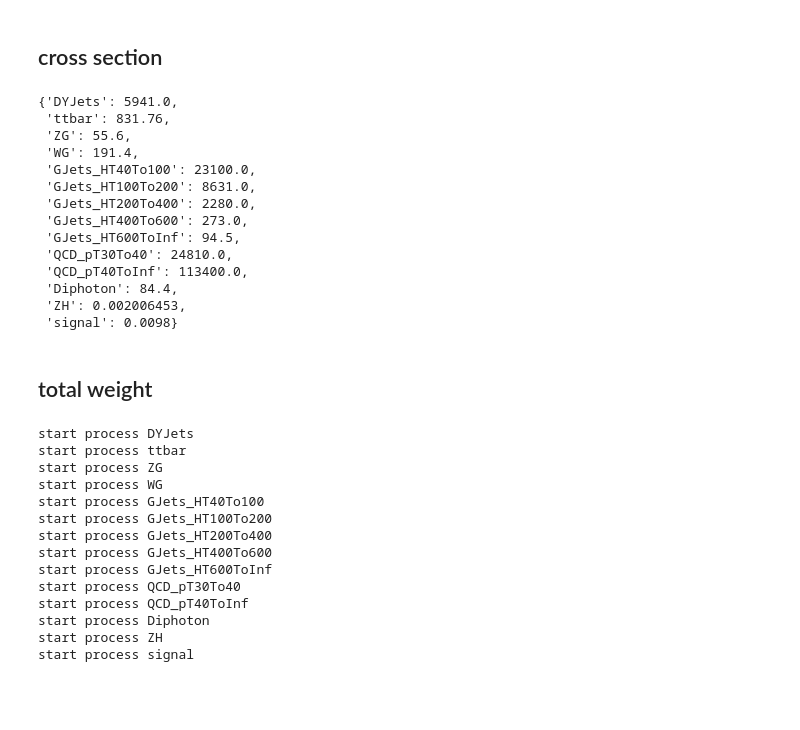
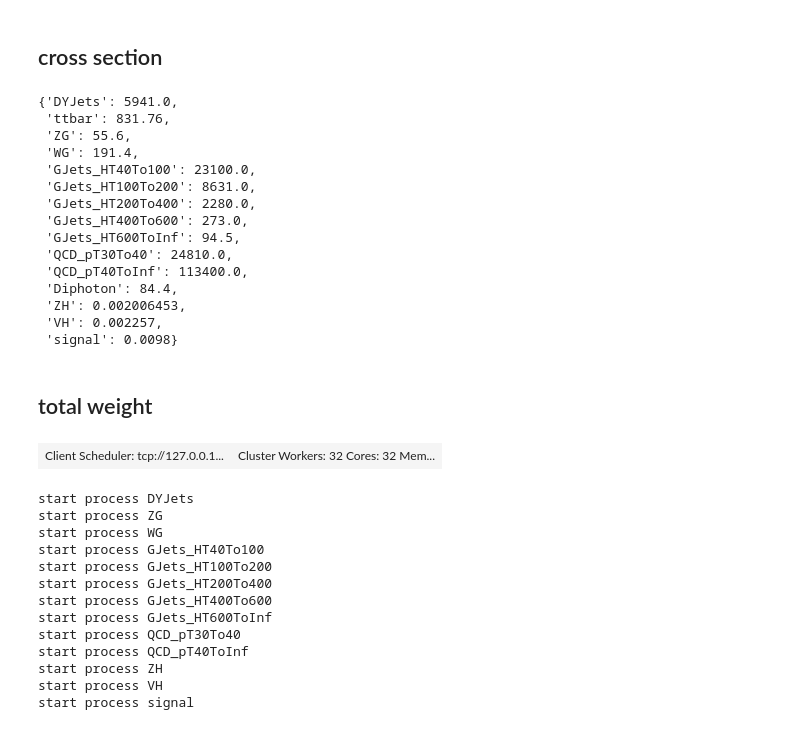
Before and after one commit to cmstas/HggAnalysisDev, a Jupyter notebook: Preselection/1_prepare_data.ipynb, the cells around one changed output. Saved outputs shown, nothing was run; the diff lists cells and outputs as text; code cells hidden in the pictures; blank space fills up the shorter version.

```diff
--- a/Preselection/1_prepare_data.ipynb
+++ b/Preselection/1_prepare_data.ipynb
@@ -20,6 +54,7 @@ xs = {
     "QCD_pT40ToInf": 113400.0,
     "Diphoton": 84.4,
     "ZH": 0.002006453, #https://github.com/cms-analysis/flashgg/blob/dev_legacy_runII/MetaData/data/cross_sections.json
+    "VH": 0.002257, #https://github.com/cms-analysis/flashgg/blob/dev_legacy_runII/MetaData/data/cross_sections.json
     "signal": 0.0098 #fb, all bkg are in pb
 }
 xs
@@ -37,6 +72,7 @@ xs
  'QCD_pT40ToInf': 113400.0,
  'Diphoton': 84.4,
  'ZH': 0.002006453,
+ 'VH': 0.002257,
  'signal': 0.0098}
 # %%
 import json
@@ -47,0 +88,6 @@ with open(filename, "w") as f:
+# %%
+from dask.distributed import Client
+client = Client(memory_limit='4GB', n_workers=32, threads_per_worker=1)
+client
+# %% [output]
+| Client Scheduler: tcp://127.0.0.1... | Cluster Workers: 32 Cores: 32 Mem... |
@@ -52,25 +100,25 @@ def get_totWeight(args):
     t = f["Runs"]
     return np.sum(t["genEventSumw"].array())
 # %%
+from dask.distributed import as_completed
+
 futures_w = {}
 results_w = {}
 
 for key in chunks:
-    if "EGamma" in key: continue
+    if "EGamma" in key or "DoubleEG" in key: continue
     print ("start process {}".format(key))
     futures_w[key] = client.map(get_totWeight, chunks[key], retries=5)
 
     results_local = []
     while len(results_local) < len(chunks[key]):
         ac = as_completed(futures_w[key], with_results=True)
-
         for future, result in ac:
             results_local.append(result)
 
     results_w[key] = np.sum(np.array(results_local))
 # %% [output]
 start process DYJets
-start process ttbar
 start process ZG
 start process WG
 start process GJets_HT40To100
@@ -80,6 +128,6 @@ start process GJets_HT400To600
 start process GJets_HT600ToInf
 start process QCD_pT30To40
 start process QCD_pT40ToInf
-start process Diphoton
 start process ZH
+start process VH
 start process signal
```
Also changed, not shown: parts of 16 cells of this notebook, 2 other files.
